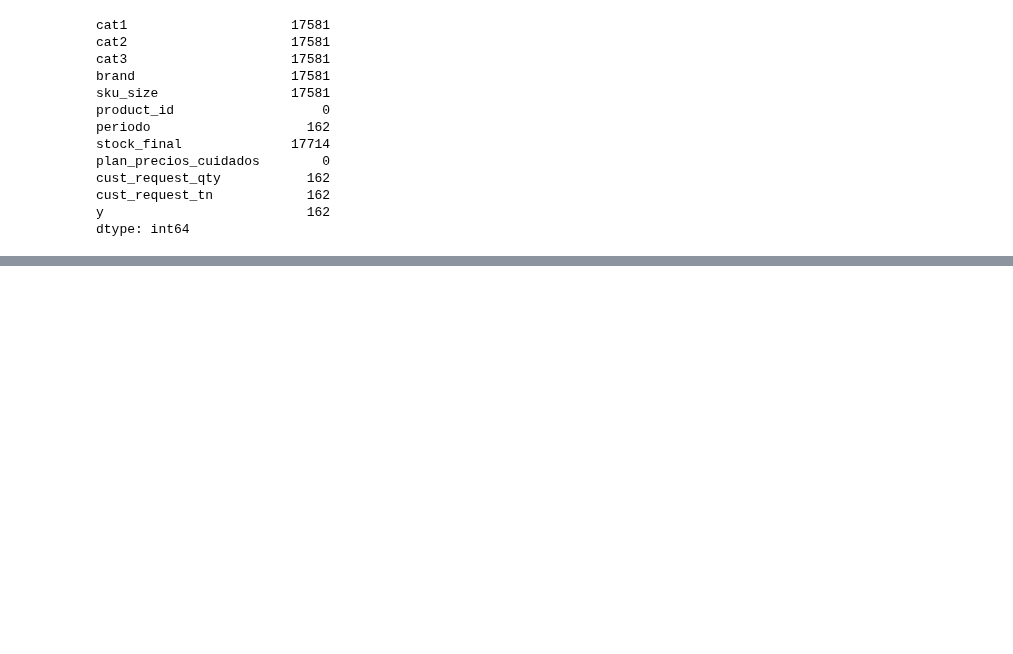
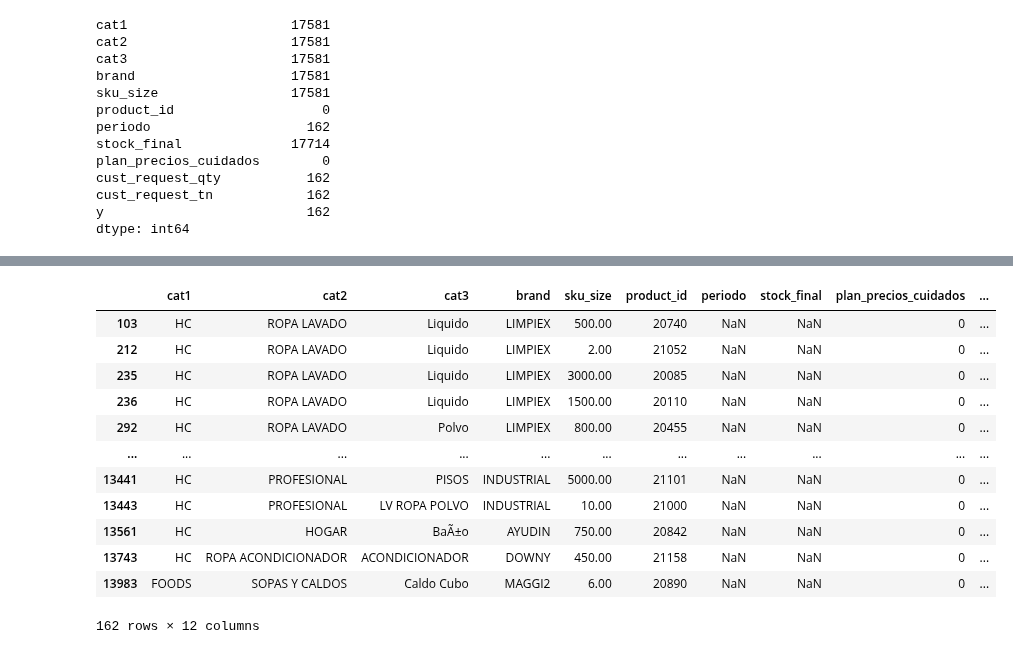
Before and after one commit to marianoMarchetta1/LaboratorioIII, a Jupyter notebook: Preprocess/main.ipynb, the cells around one changed output, grey strips where cells are left out. Cells and saved outputs as stored; diff of their text form; code cells hidden in the pictures; blank space fills up the shorter version.

```diff
--- a/Preprocess/main.ipynb
+++ b/Preprocess/main.ipynb
@@ -174,0 +210,16 @@ dtype: int64
+# %%
+final_dataset[final_dataset['periodo'].isnull()]
+# %% [output]
+|  | cat1 | cat2 | cat3 | brand | sku_size | product_id | periodo | stock_final | plan_precios_cuidados | ... |
+| 103 | HC | ROPA LAVADO | Liquido | LIMPIEX | 500.00 | 20740 | NaN | NaN | 0 | ... |
+| 212 | HC | ROPA LAVADO | Liquido | LIMPIEX | 2.00 | 21052 | NaN | NaN | 0 | ... |
+| 235 | HC | ROPA LAVADO | Liquido | LIMPIEX | 3000.00 | 20085 | NaN | NaN | 0 | ... |
+| 236 | HC | ROPA LAVADO | Liquido | LIMPIEX | 1500.00 | 20110 | NaN | NaN | 0 | ... |
+| 292 | HC | ROPA LAVADO | Polvo | LIMPIEX | 800.00 | 20455 | NaN | NaN | 0 | ... |
+| ... | ... | ... | ... | ... | ... | ... | ... | ... | ... | ... |
+| 13441 | HC | PROFESIONAL | PISOS | INDUSTRIAL | 5000.00 | 21101 | NaN | NaN | 0 | ... |
+| 13443 | HC | PROFESIONAL | LV ROPA POLVO | INDUSTRIAL | 10.00 | 21000 | NaN | NaN | 0 | ... |
+| 13561 | HC | HOGAR | BaÃ±o | AYUDIN | 750.00 | 20842 | NaN | NaN | 0 | ... |
+| 13743 | HC | ROPA ACONDICIONADOR | ACONDICIONADOR | DOWNY | 450.00 | 21158 | NaN | NaN | 0 | ... |
+| 13983 | FOODS | SOPAS Y CALDOS | Caldo Cubo | MAGGI2 | 6.00 | 20890 | NaN | NaN | 0 | ... |
+162 rows × 12 columns
```
Also changed, not shown: parts of 3 cells of this notebook, 2 other files.
